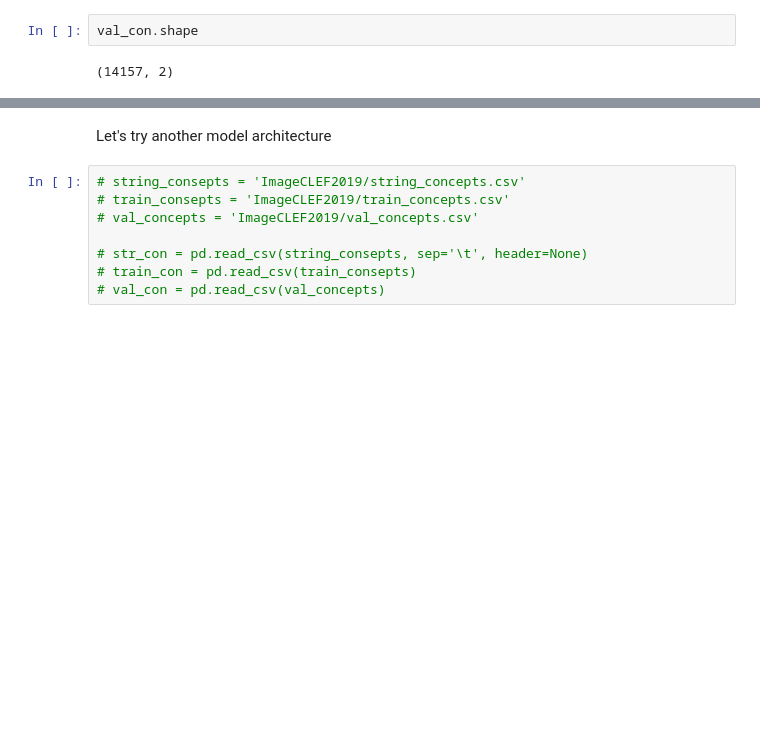
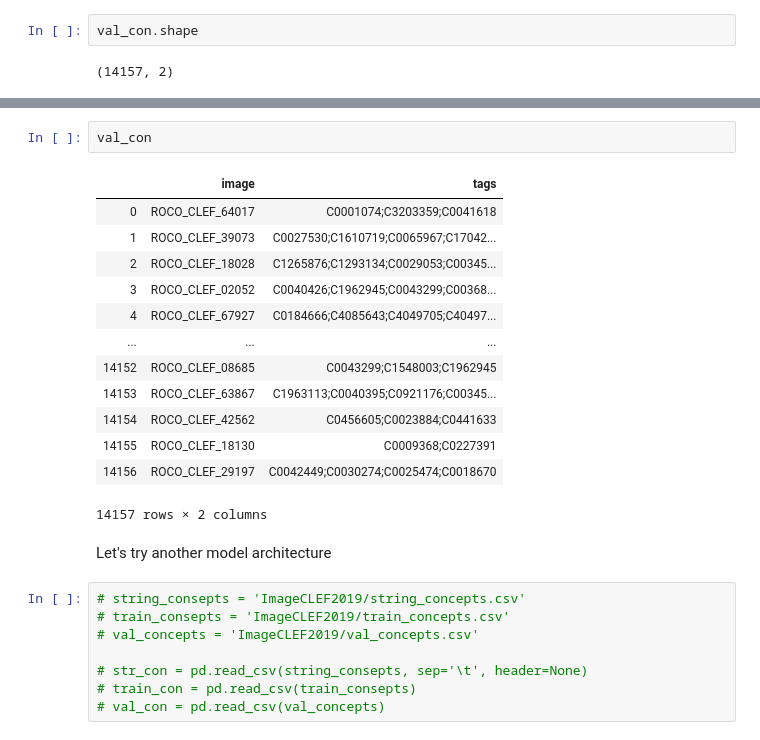
Before and after one commit to ionpetro/ImageCLEF-Medical-Caption-Task-2019, a Jupyter notebook: Image Classifier.ipynb, the cells around one changed output, grey strips where cells are left out. Saved outputs shown, nothing was run; the diff lists cells and outputs as text; blank space fills up the shorter version.

```diff
--- a/Image Classifier.ipynb
+++ b/Image Classifier.ipynb
@@ -438,3 +452,19 @@ array([[1.9348632e-05, 3.5619600e-05, 4.9490329e-05, ..., 1.0810676e-05,
+# %%
+val_con
+# %% [output]
+|  | image | tags |
+| 0 | ROCO_CLEF_64017 | C0001074;C3203359;C0041618 |
+| 1 | ROCO_CLEF_39073 | C0027530;C1610719;C0065967;C17042... |
+| 2 | ROCO_CLEF_18028 | C1265876;C1293134;C0029053;C00345... |
+| 3 | ROCO_CLEF_02052 | C0040426;C1962945;C0043299;C00368... |
+| 4 | ROCO_CLEF_67927 | C0184666;C4085643;C4049705;C40497... |
+| ... | ... | ... |
+| 14152 | ROCO_CLEF_08685 | C0043299;C1548003;C1962945 |
+| 14153 | ROCO_CLEF_63867 | C1963113;C0040395;C0921176;C00345... |
+| 14154 | ROCO_CLEF_42562 | C0456605;C0023884;C0441633 |
+| 14155 | ROCO_CLEF_18130 | C0009368;C0227391 |
+| 14156 | ROCO_CLEF_29197 | C0042449;C0030274;C0025474;C0018670 |
+14157 rows × 2 columns
 # %% [markdown]
 Let's try another model architecture
 # %%
```
Also changed, not shown: parts of 10 cells of this notebook.
